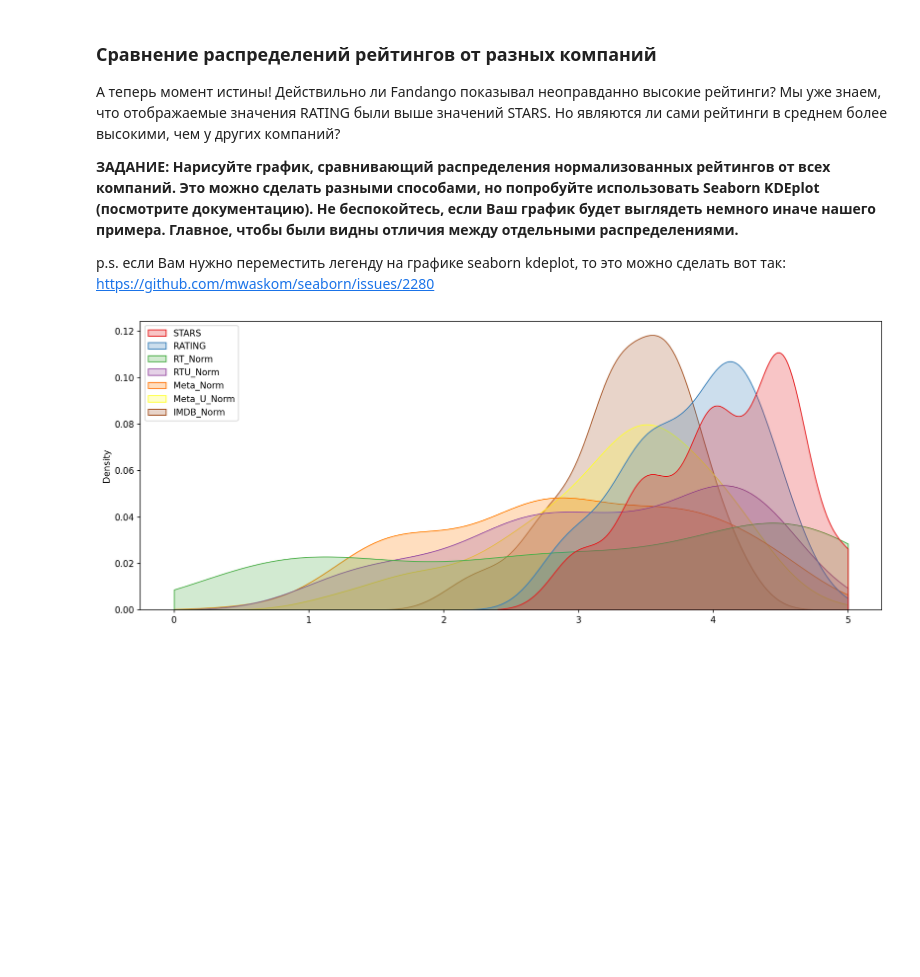
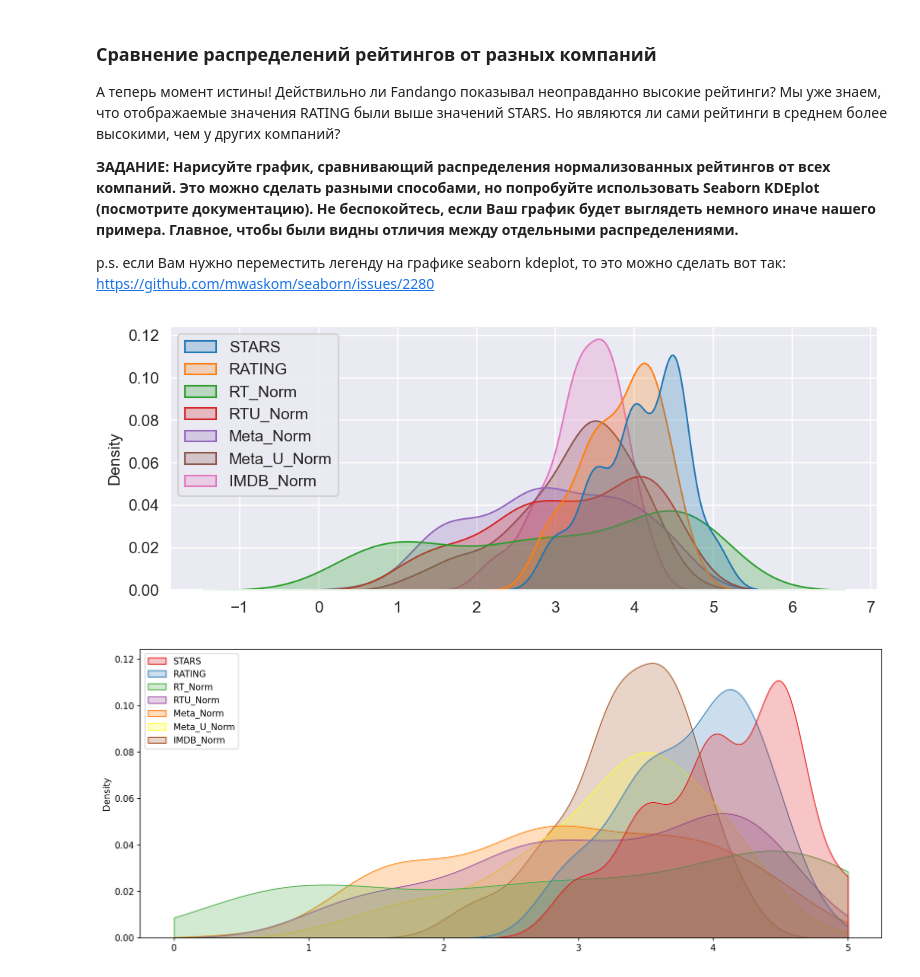
Before and after one commit to sanakulov/ml2, a Jupyter notebook: 06-Capstone-Project/00-Capstone-Project.ipynb, the cells around one changed output. Drawn from its saved outputs; the diff is of its cells as text; code cells hidden in the pictures; blank space fills up the shorter version.

```diff
--- a/06-Capstone-Project/00-Capstone-Project.ipynb
+++ b/06-Capstone-Project/00-Capstone-Project.ipynb
@@ -627,0 +656,8 @@ memory usage: 15.9+ KB
+# %%
+# НАПИШИТЕ ВАШ КОД В ЭТОЙ ЯЧЕЙКЕ!
+all_sites["RT_Norm"]=round(all_sites["RottenTomatoes"]/20,1)
+all_sites["RTU_Norm"]=round(all_sites["RottenTomatoes_User"]/20,1)
+all_sites["Meta_Norm"]=round(all_sites["Metacritic"]/20,1)
+all_sites["Meta_U_Norm"]=round(all_sites["Metacritic_User"]/2,1)
+all_sites["IMDB_Norm"]=round(all_sites["IMDB"]/2,1)
+all_sites
@@ -639,0 +688,5 @@ memory usage: 15.9+ KB
+# %%
+# НАПИШИТЕ ВАШ КОД В ЭТОЙ ЯЧЕЙКЕ!
+norm_scores = pd.merge(fandango, all_sites, how="inner", on="FILM")
+norm_scores = norm_scores[["STARS","RATING", "RT_Norm", "RTU_Norm", "Meta_Norm", "Meta_U_Norm", "IMDB_Norm"]]
+norm_scores.head()
@@ -660,3 +718,10 @@ p.s. если Вам нужно переместить легенду на гр
+# %%
+# НАПИШИТЕ ВАШ КОД В ЭТОЙ ЯЧЕЙКЕ!
+plt.figure(figsize=(8,3), dpi=150)
+ax = sb.kdeplot(data=norm_scores, fill=True)
+sb.move_legend(ax, "upper left")
+# %% [output]
+[figure, added]
 # %%
 # %% [output]
 [figure]
```
Also changed, not shown: parts of 16 cells of this notebook.
